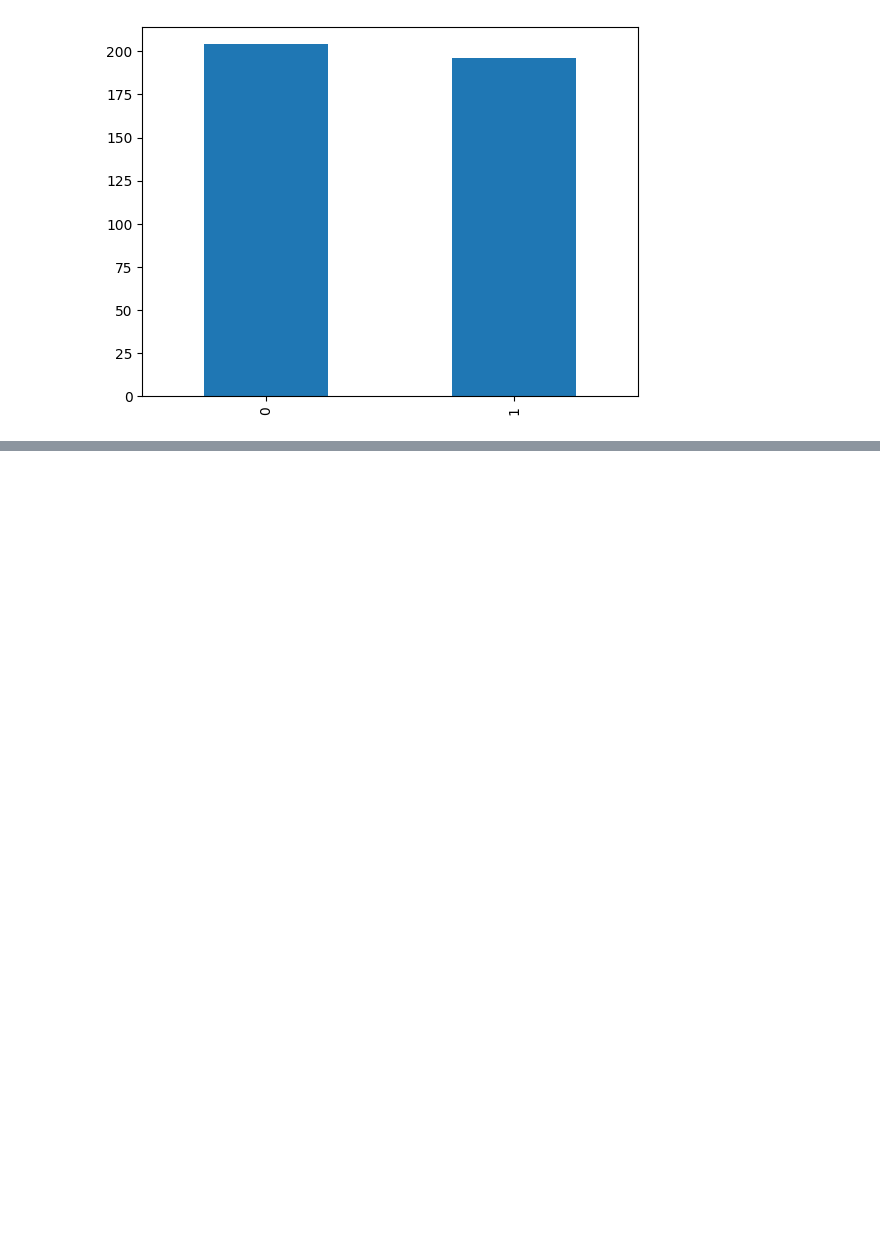
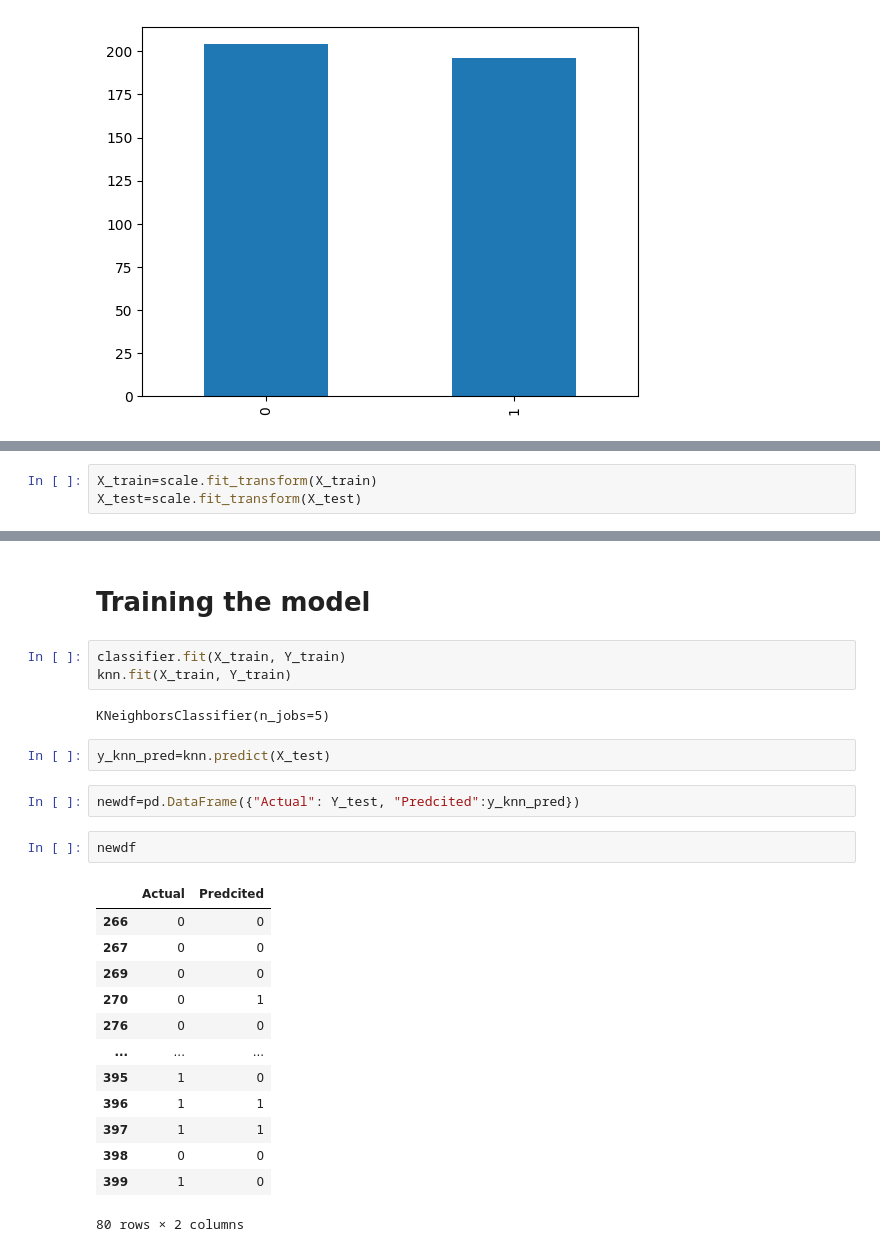
Before and after one commit to sujataprasad01/ML-K-Nearest-Neighbor-Iphone-Dataset, a Jupyter notebook: K_Nearest_Neighbor.ipynb, the cells around one changed output, grey strips where cells are left out. Saved outputs shown, nothing was run; the diff lists cells and outputs as text; blank space fills up the shorter version.

```diff
--- a/K_Nearest_Neighbor.ipynb
+++ b/K_Nearest_Neighbor.ipynb
@@ -182,0 +231,3 @@ plt.grid()
+# %%
+X_train=scale.fit_transform(X_train)
+X_test=scale.fit_transform(X_test)
@@ -182,0 +254,27 @@ plt.grid()
+# %% [markdown]
+# Training the model
+# %%
+classifier.fit(X_train, Y_train)
+knn.fit(X_train, Y_train)
+# %% [output]
+KNeighborsClassifier(n_jobs=5)
+# %%
+y_knn_pred=knn.predict(X_test)
+# %%
+newdf=pd.DataFrame({"Actual": Y_test, "Predcited":y_knn_pred})
+# %%
+newdf
+# %% [output]
+|  | Actual | Predcited |
+| 266 | 0 | 0 |
+| 267 | 0 | 0 |
+| 269 | 0 | 0 |
+| 270 | 0 | 1 |
+| 276 | 0 | 0 |
+| ... | ... | ... |
+| 395 | 1 | 0 |
+| 396 | 1 | 1 |
+| 397 | 1 | 1 |
+| 398 | 0 | 0 |
+| 399 | 1 | 0 |
+80 rows × 2 columns
```
Also changed, not shown: parts of 13 cells of this notebook.
